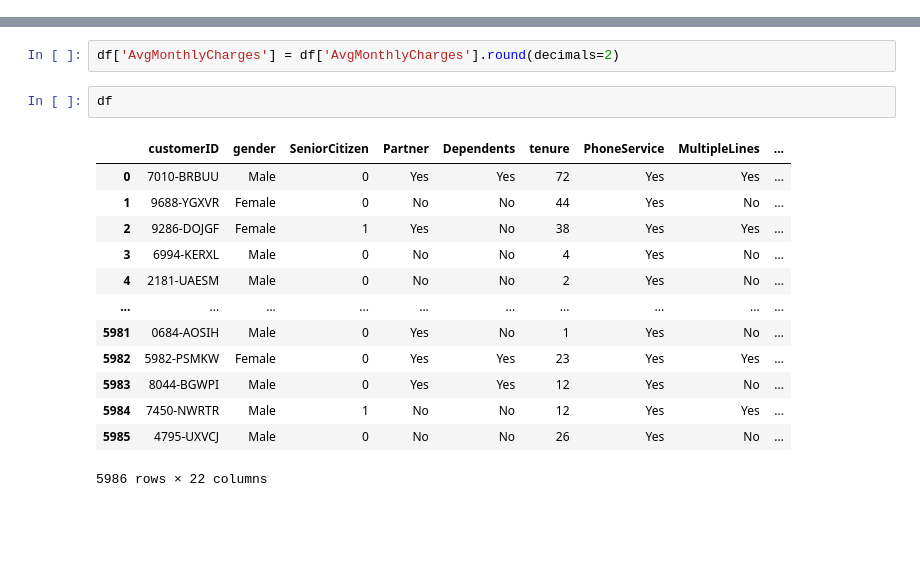
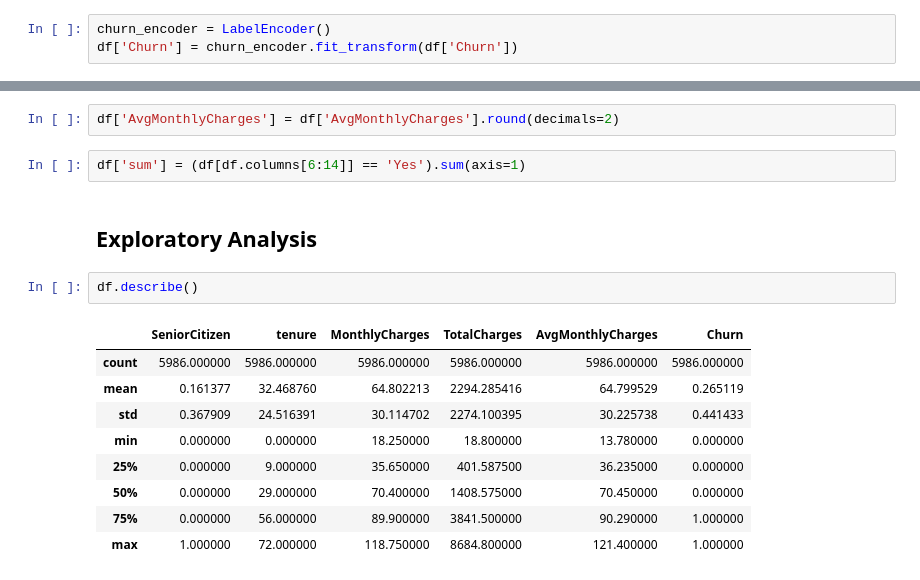
Before and after one commit to AleRus19/big-data-analytics-project, a Jupyter notebook: telecom_understanding.ipynb, the cells around one changed output, grey strips where cells are left out. Cells and saved outputs as stored; diff of their text form; blank space fills up the shorter version.

```diff
--- a/telecom_understanding.ipynb
+++ b/telecom_understanding.ipynb
@@ -119,6 +123,9 @@ memory usage: 1.0+ MB
 Removed useless column
 # %%
 df.drop('Unnamed: 0', axis=1, inplace = True)
+# %%
+churn_encoder = LabelEncoder()
+df['Churn'] = churn_encoder.fit_transform(df['Churn'])
 # %% [markdown]
 ### Feature Engineering
 # %%
@@ -130,19 +137,19 @@ cols[b], cols[a] = cols[a], cols[b]
 df = df[cols]
 # %%
 df['AvgMonthlyCharges'] = df['AvgMonthlyCharges'].round(decimals=2)
+# %%
+df['sum'] = (df[df.columns[6:14]] == 'Yes').sum(axis=1)
+# %% [markdown]
+## Exploratory Analysis
 # %%
-df
+df.describe()
 # %% [output]
-|  | customerID | gender | SeniorCitizen | Partner | Dependents | tenure | PhoneService | MultipleLines | ... |
-| 0 | 7010-BRBUU | Male | 0 | Yes | Yes | 72 | Yes | Yes | ... |
-| 1 | 9688-YGXVR | Female | 0 | No | No | 44 | Yes | No | ... |
-| 2 | 9286-DOJGF | Female | 1 | Yes | No | 38 | Yes | Yes | ... |
-| 3 | 6994-KERXL | Male | 0 | No | No | 4 | Yes | No | ... |
-| 4 | 2181-UAESM | Male | 0 | No | No | 2 | Yes | No | ... |
-| ... | ... | ... | ... | ... | ... | ... | ... | ... | ... |
-| 5981 | 0684-AOSIH | Male | 0 | Yes | No | 1 | Yes | No | ... |
-| 5982 | 5982-PSMKW | Female | 0 | Yes | Yes | 23 | Yes | Yes | ... |
-| 5983 | 8044-BGWPI | Male | 0 | Yes | Yes | 12 | Yes | No | ... |
-| 5984 | 7450-NWRTR | Male | 1 | No | No | 12 | Yes | Yes | ... |
-| 5985 | 4795-UXVCJ | Male | 0 | No | No | 26 | Yes | No | ... |
+|  | SeniorCitizen | tenure | MonthlyCharges | TotalCharges | AvgMonthlyCharges | Churn |
+| count | 5986.000000 | 5986.000000 | 5986.000000 | 5986.000000 | 5986.000000 | 5986.000000 |
+| mean | 0.161377 | 32.468760 | 64.802213 | 2294.285416 | 64.799529 | 0.265119 |
+| std | 0.367909 | 24.516391 | 30.114702 | 2274.100395 | 30.225738 | 0.441433 |
+| min | 0.000000 | 0.000000 | 18.250000 | 18.800000 | 13.780000 | 0.000000 |
+| 25% | 0.000000 | 9.000000 | 35.650000 | 401.587500 | 36.235000 | 0.000000 |
+| 50% | 0.000000 | 29.000000 | 70.400000 | 1408.575000 | 70.450000 | 0.000000 |
+| 75% | 0.000000 | 56.000000 | 89.900000 | 3841.500000 | 90.290000 | 1.000000 |
+| max | 1.000000 | 72.000000 | 118.750000 | 8684.800000 | 121.400000 | 1.000000 |
-5986 rows × 22 columns
```
Also changed, not shown: parts of 12 cells of this notebook.
